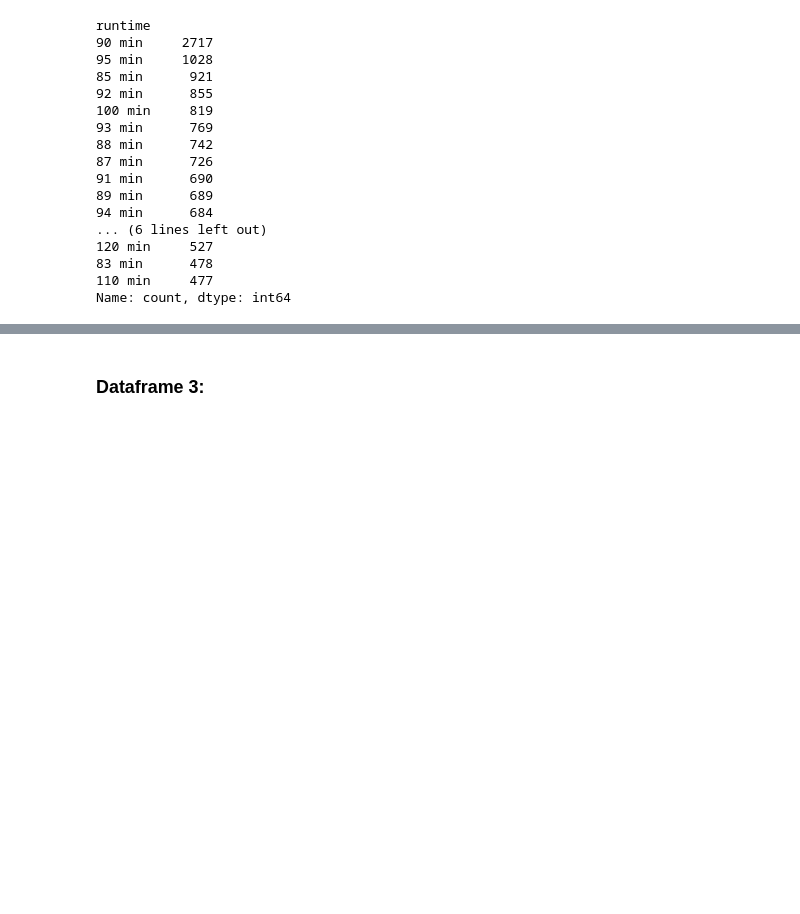
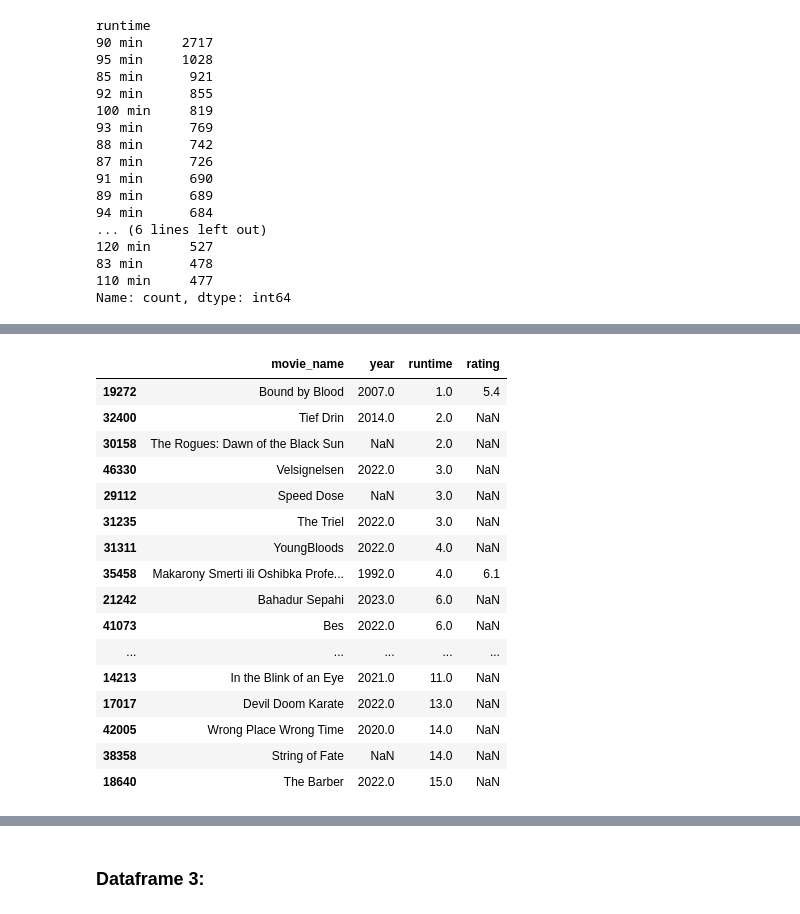
Before and after one commit to egarr831/EGarrison_ModC_Milestone1_Weeks1-6, a Jupyter notebook: Week1.ipynb, the cells around one changed output, grey strips where cells are left out. Drawn from its saved outputs; the diff is of its cells as text; code cells hidden in the pictures; blank space fills up the shorter version.

```diff
--- a/Week1.ipynb
+++ b/Week1.ipynb
@@ -664,0 +745,24 @@ Name: count, dtype: int64
+# %%
+df2_action[
+    ["movie_name", "year", "runtime", "rating"]
+].sort_values(
+    "runtime"
+).head(20)
+# %% [output]
+|  | movie_name | year | runtime | rating |
+| 19272 | Bound by Blood | 2007.0 | 1.0 | 5.4 |
+| 32400 | Tief Drin | 2014.0 | 2.0 | NaN |
+| 30158 | The Rogues: Dawn of the Black Sun | NaN | 2.0 | NaN |
+| 46330 | Velsignelsen | 2022.0 | 3.0 | NaN |
+| 29112 | Speed Dose | NaN | 3.0 | NaN |
+| 31235 | The Triel | 2022.0 | 3.0 | NaN |
+| 31311 | YoungBloods | 2022.0 | 4.0 | NaN |
+| 35458 | Makarony Smerti ili Oshibka Profe... | 1992.0 | 4.0 | 6.1 |
+| 21242 | Bahadur Sepahi | 2023.0 | 6.0 | NaN |
+| 41073 | Bes | 2022.0 | 6.0 | NaN |
+| ... | ... | ... | ... | ... |
+| 14213 | In the Blink of an Eye | 2021.0 | 11.0 | NaN |
+| 17017 | Devil Doom Karate | 2022.0 | 13.0 | NaN |
+| 42005 | Wrong Place Wrong Time | 2020.0 | 14.0 | NaN |
+| 38358 | String of Fate | NaN | 14.0 | NaN |
+| 18640 | The Barber | 2022.0 | 15.0 | NaN |
```
Also changed, not shown: parts of 18 cells of this notebook, 1 other file.
